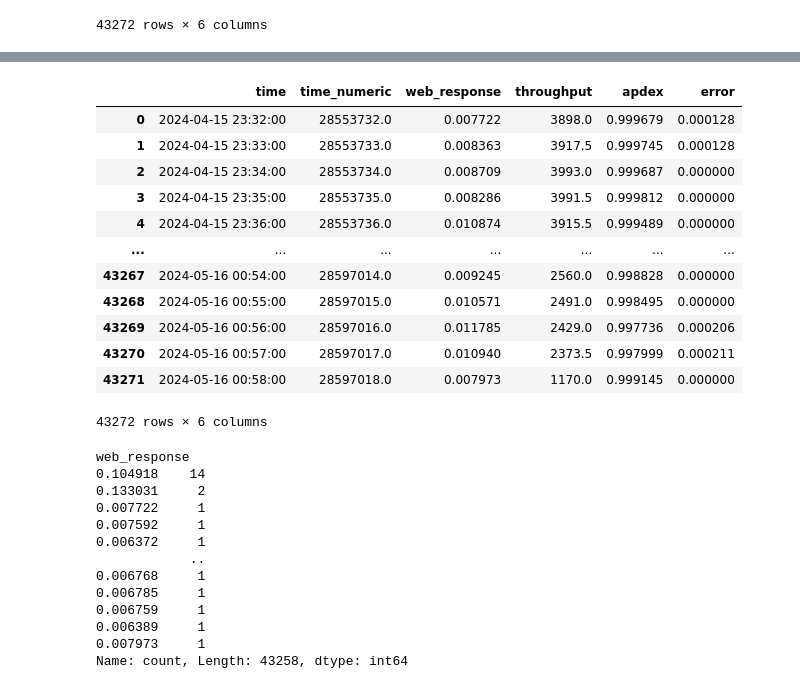
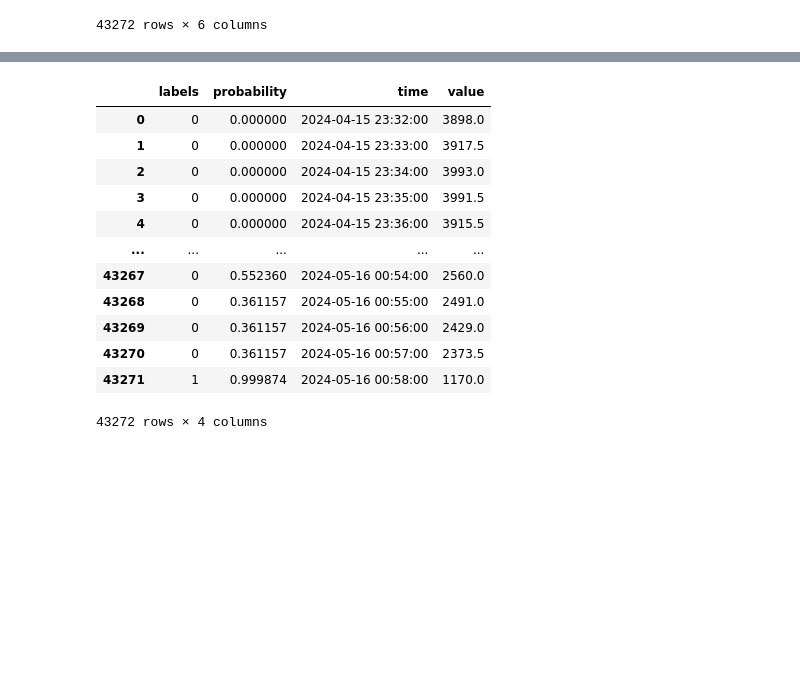
Before and after one commit to REU-DS-CLUB/redlab_hack, a Jupyter notebook: Analyst.ipynb, the cells around one changed output, grey strips where cells are left out. Saved outputs shown, nothing was run; the diff lists cells and outputs as text; code cells hidden in the pictures; blank space fills up the shorter version.

```diff
--- a/Analyst.ipynb
+++ b/Analyst.ipynb
@@ -193,32 +81,16 @@ See the caveats in the documentation: https://pandas.pydata.org/pandas-docs/stab
-# %%
-metrics_table
-# %% [output]
-|  | time | time_numeric | web_response | throughput | apdex | error |
-| 0 | 2024-04-15 23:32:00 | 28553732.0 | 0.007722 | 3898.0 | 0.999679 | 0.000128 |
-| 1 | 2024-04-15 23:33:00 | 28553733.0 | 0.008363 | 3917.5 | 0.999745 | 0.000128 |
-| 2 | 2024-04-15 23:34:00 | 28553734.0 | 0.008709 | 3993.0 | 0.999687 | 0.000000 |
-| 3 | 2024-04-15 23:35:00 | 28553735.0 | 0.008286 | 3991.5 | 0.999812 | 0.000000 |
-| 4 | 2024-04-15 23:36:00 | 28553736.0 | 0.010874 | 3915.5 | 0.999489 | 0.000000 |
-| ... | ... | ... | ... | ... | ... | ... |
-| 43267 | 2024-05-16 00:54:00 | 28597014.0 | 0.009245 | 2560.0 | 0.998828 | 0.000000 |
-| 43268 | 2024-05-16 00:55:00 | 28597015.0 | 0.010571 | 2491.0 | 0.998495 | 0.000000 |
-| 43269 | 2024-05-16 00:56:00 | 28597016.0 | 0.011785 | 2429.0 | 0.997736 | 0.000206 |
-| 43270 | 2024-05-16 00:57:00 | 28597017.0 | 0.010940 | 2373.5 | 0.997999 | 0.000211 |
-| 43271 | 2024-05-16 00:58:00 | 28597018.0 | 0.007973 | 1170.0 | 0.999145 | 0.000000 |
-43272 rows × 6 columns
-# %%
-metrics_table["web_response"].value_counts()
-# %% [output]
-web_response
-0.104918    14
-0.133031     2
-0.007722     1
-0.007592     1
-0.006372     1
-            ..
-0.006768     1
-0.006785     1
-0.006759     1
-0.006389     1
-0.007973     1
-Name: count, Length: 43258, dtype: int64
+# %%
+result["throughput"]
+# %% [output]
+|  | labels | probability | time | value |
+| 0 | 0 | 0.000000 | 2024-04-15 23:32:00 | 3898.0 |
+| 1 | 0 | 0.000000 | 2024-04-15 23:33:00 | 3917.5 |
+| 2 | 0 | 0.000000 | 2024-04-15 23:34:00 | 3993.0 |
+| 3 | 0 | 0.000000 | 2024-04-15 23:35:00 | 3991.5 |
+| 4 | 0 | 0.000000 | 2024-04-15 23:36:00 | 3915.5 |
+| ... | ... | ... | ... | ... |
+| 43267 | 0 | 0.552360 | 2024-05-16 00:54:00 | 2560.0 |
+| 43268 | 0 | 0.361157 | 2024-05-16 00:55:00 | 2491.0 |
+| 43269 | 0 | 0.361157 | 2024-05-16 00:56:00 | 2429.0 |
+| 43270 | 0 | 0.361157 | 2024-05-16 00:57:00 | 2373.5 |
+| 43271 | 1 | 0.999874 | 2024-05-16 00:58:00 | 1170.0 |
+43272 rows × 4 columns
```
Also changed, not shown: parts of 13 cells of this notebook, 1 other file.
